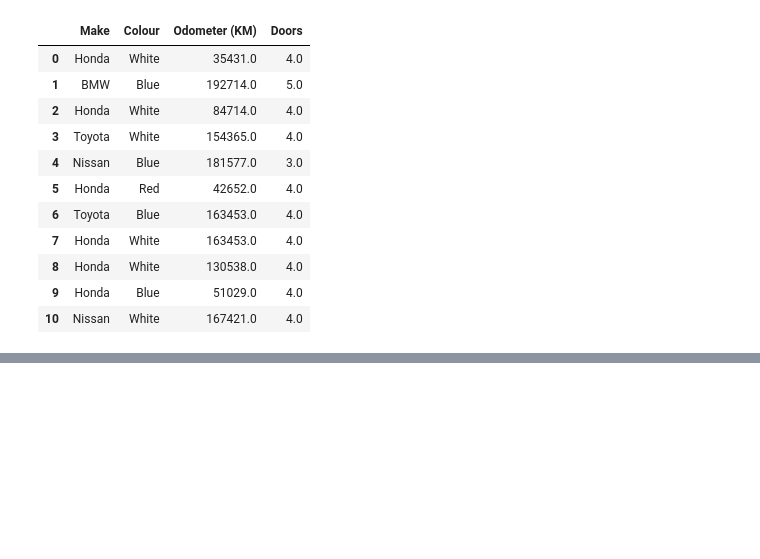
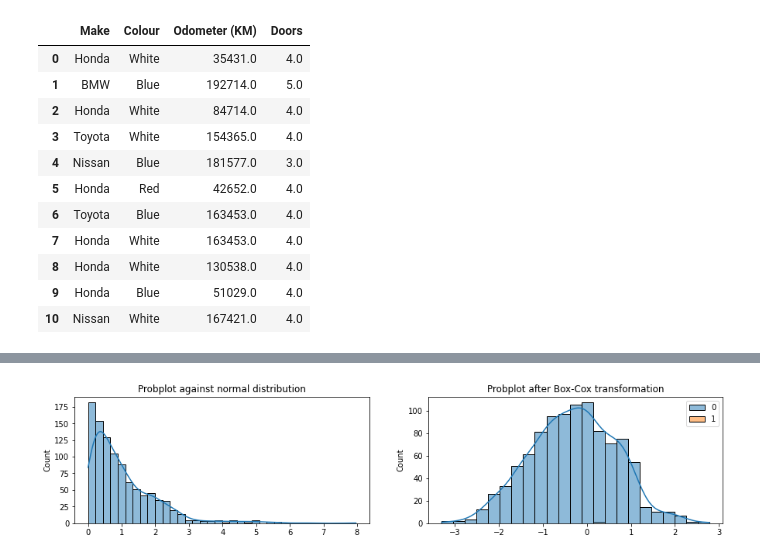
Before and after one commit to SUNILkhadka/internship-ds, a Jupyter notebook: prerequisites-courses/data-cleaning.ipynb, the cells around one changed output, grey strips where cells are left out. Saved outputs shown, nothing was run; the diff lists cells and outputs as text; code cells hidden in the pictures; blank space fills up the shorter version.

```diff
--- a/prerequisites-courses/data-cleaning.ipynb
+++ b/prerequisites-courses/data-cleaning.ipynb
@@ -89,0 +128,2 @@ new_df.dropna(axis=0)
+# %%
+transformed_data = stats.boxcox(original_data)
@@ -89,0 +156,10 @@ new_df.dropna(axis=0)
+# %%
+fig, ax = plt.subplots(1,2,figsize=(15,3))
+sns.histplot(original_data,ax=ax[0],kde=True,legend=True)
+ax[0].set_title('Probplot against normal distribution')
+
+sns.histplot(transformed_data,ax=ax[1],kde=True,legend=True)
+ax[1].set_title('Probplot after Box-Cox transformation')
+plt.show()
+# %% [output]
+[figure, added]
```
Also changed, not shown: parts of 15 cells of this notebook, 1 other file.
